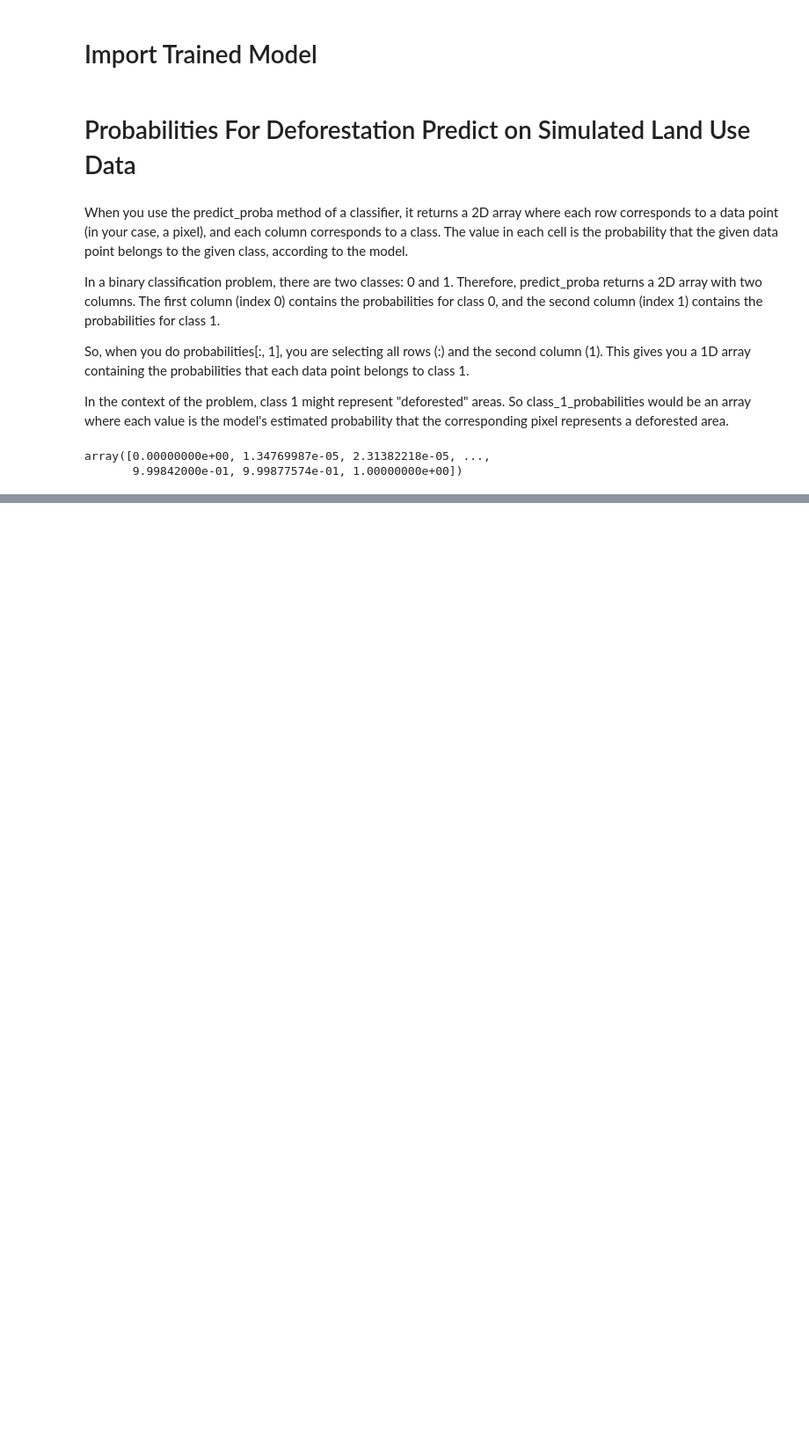
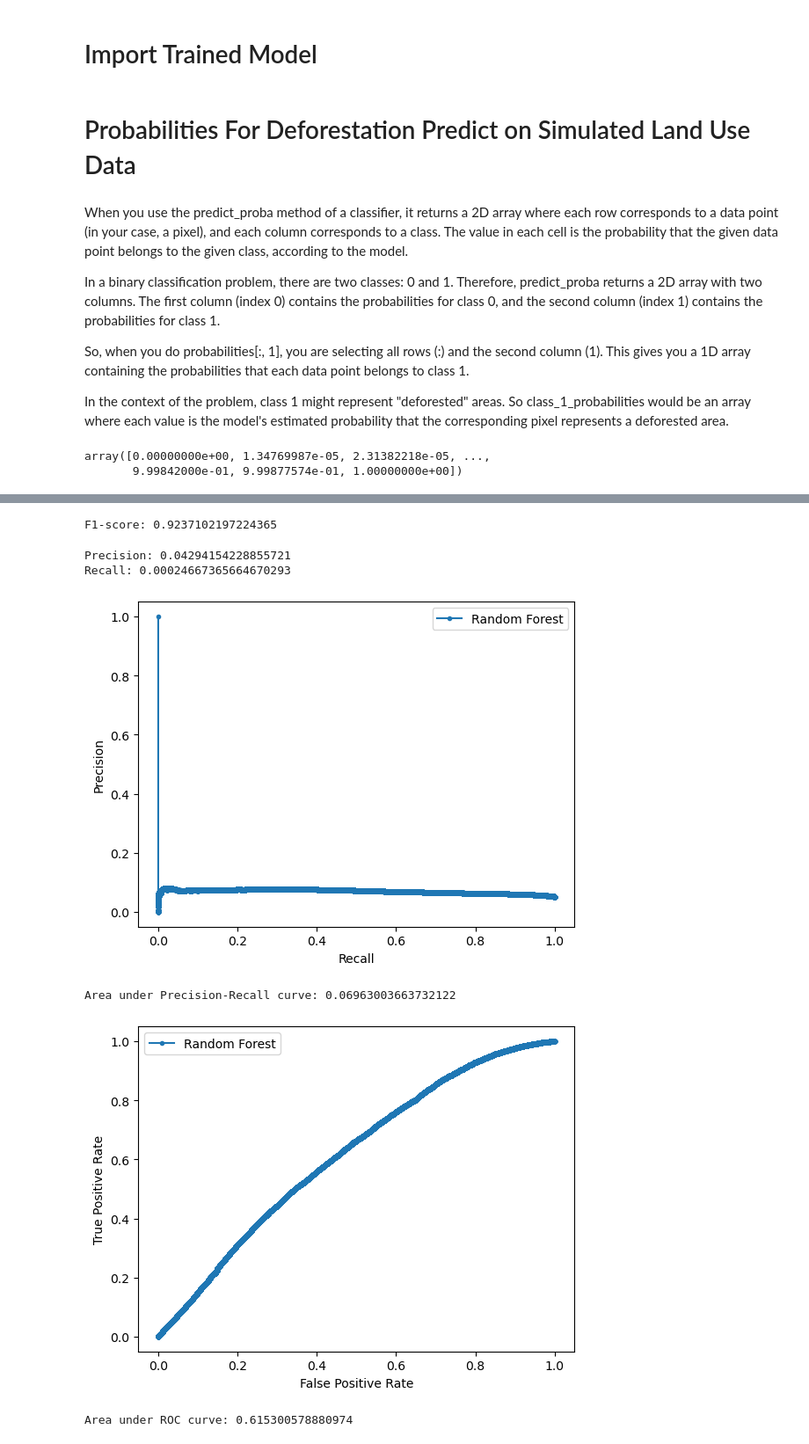
Before and after one commit to cp-PYFOREST/PYFOREST-ML, a Jupyter notebook: 04-models/notebooks/BRFC-sim-lup-prediction-all-features.ipynb, the cells around one changed output, grey strips where cells are left out. Shown at 88% size. Drawn from its saved outputs; the diff is of its cells as text; code cells hidden in the pictures; blank space fills up the shorter version.

```diff
--- a/04-models/notebooks/BRFC-sim-lup-prediction-all-features.ipynb
+++ b/04-models/notebooks/BRFC-sim-lup-prediction-all-features.ipynb
@@ -255,0 +287,18 @@ with rasterio.open(output_file, 'w', **profile) as dst:
+# %%
+y_file = "/Users/romero61/../../capstone/pyforest/ml_data/output/masked_rasters_sims/deforestation11_20_masked_sim_lup25.tif"
+
+
+y = read_tiff_image(y_file).flatten()
+valid_rows_y = y != no_data_value
+valid_rows_y = y != no_data_value
+
+'''checks each element in the y array and creates a boolean array (valid_rows_y)
+that has the same number of elements as y. Each element in valid_rows_y is True if the corresponding element
+in y is not equal to the NoData value and False otherwise.'''
+valid_rows = valid_rows_X & valid_rows_y
+
+
+
+'''creates a new array y_cleaned by selecting only the elements in y that correspond
+to the True elements in valid_rows.'''
+y_cleaned = y[valid_rows]
@@ -255,0 +331,40 @@ with rasterio.open(output_file, 'w', **profile) as dst:
+# %%
+f1_macro = f1_score(y_cleaned, y_pred, average='macro')
+print("F1-score:", f1)
+# %% [output]
+F1-score: 0.9237102197224365
+# %%
+
+precision = precision_score(y_cleaned, y_pred)
+recall = recall_score(y_cleaned, y_pred)
+
+print(f"Precision: {precision}")
+print(f"Recall: {recall}")
+# %% [output]
+Precision: 0.04294154228855721
+Recall: 0.00024667365664670293
+# %%
+# Precision-Recall curve
+precision, recall, _ = precision_recall_curve(y_cleaned, probabilities)
+plt.plot(recall, precision, marker='.', label='Random Forest')
+plt.xlabel('Recall')
+plt.ylabel('Precision')
+plt.legend()
+plt.show()
+
+print(f"Area under Precision-Recall curve: {auc(recall, precision)}")
+
+# ROC curve
+fpr, tpr, _ = roc_curve(y_cleaned, probabilities)
+plt.plot(fpr, tpr, marker='.', label='Random Forest')
+plt.xlabel('False Positive Rate')
+plt.ylabel('True Positive Rate')
+plt.legend()
+plt.show()
+
+print(f"Area under ROC curve: {auc(fpr, tpr)}")
+# %% [output]
+[figure, added]
+Area under Precision-Recall curve: 0.06963003663732122
+[figure, added]
+Area under ROC curve: 0.615300578880974
```
Also changed, not shown: parts of 4 cells of this notebook, 2 other files.
